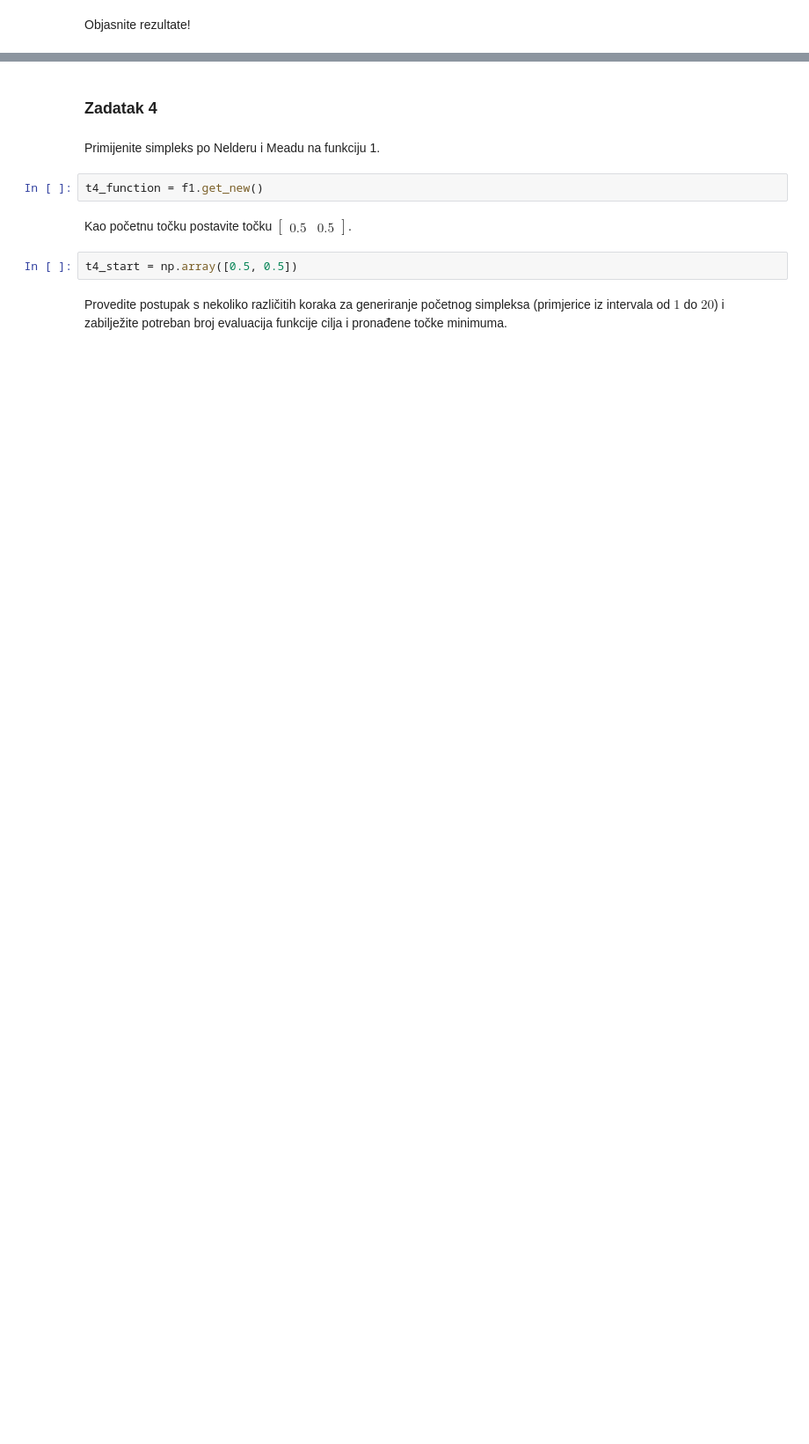
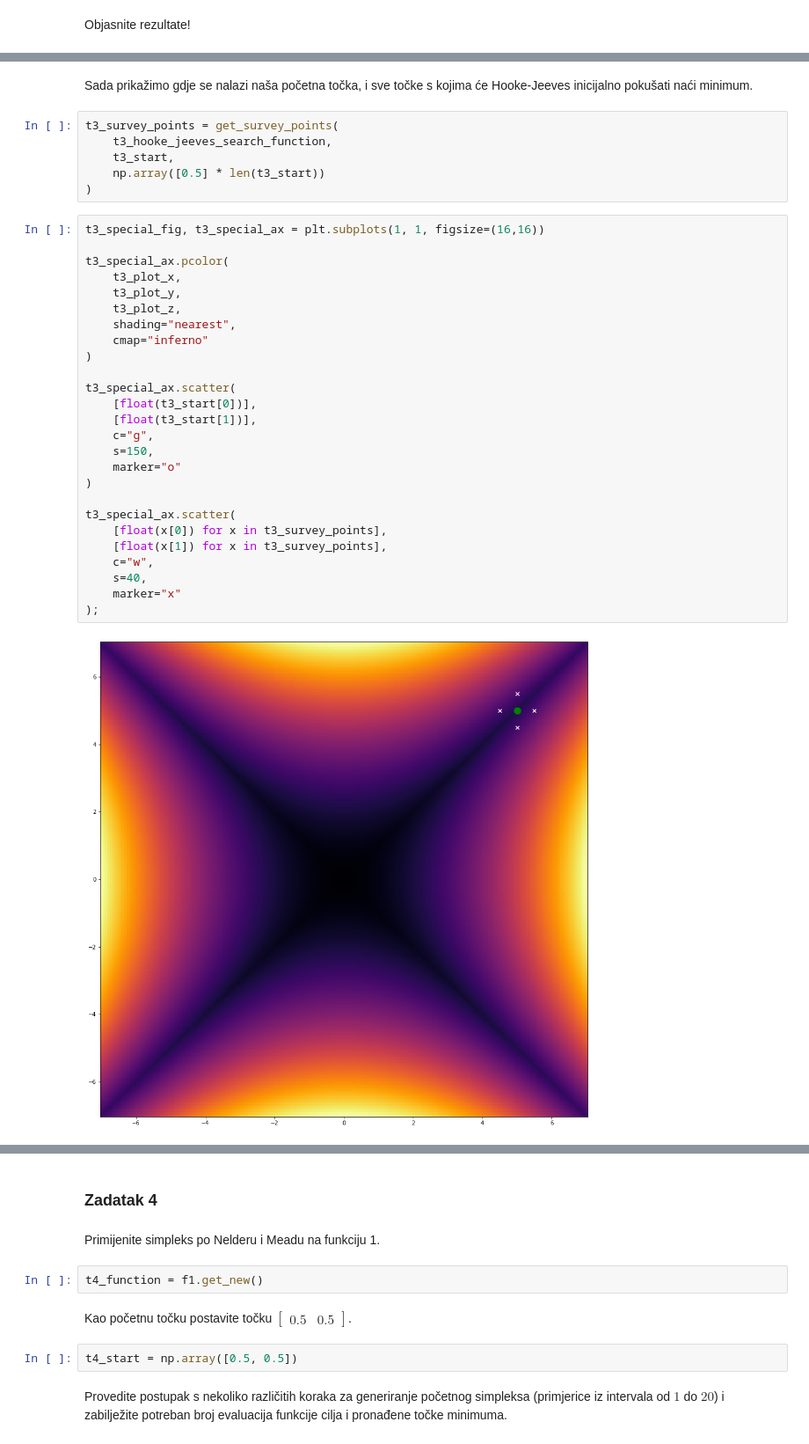
Before and after one commit to Yalfoosh/AIPR, a Jupyter notebook: dz/dz-02/demo/demo-01_hw-02.ipynb, the cells around one changed output, grey strips where cells are left out. Shown: that part at 88% size. Cells and saved outputs as stored; diff of their text form; blank space fills up the shorter version.

```diff
--- a/dz/dz-02/demo/demo-01_hw-02.ipynb
+++ b/dz/dz-02/demo/demo-01_hw-02.ipynb
@@ -286,0 +860,36 @@ Objasnite rezultate!
+# %% [markdown]
+Sada prikažimo gdje se nalazi naša početna točka, i sve točke s kojima će Hooke-Jeeves inicijalno pokušati naći minimum.
+# %%
+t3_survey_points = get_survey_points(
+    t3_hooke_jeeves_search_function,
+    t3_start,
+    np.array([0.5] * len(t3_start))
+)
+# %%
+t3_special_fig, t3_special_ax = plt.subplots(1, 1, figsize=(16,16))
+
+t3_special_ax.pcolor(
+    t3_plot_x,
+    t3_plot_y,
+    t3_plot_z,
+    shading="nearest",
+    cmap="inferno"
+)
+
+t3_special_ax.scatter(
+    [float(t3_start[0])],
+    [float(t3_start[1])],
+    c="g",
+    s=150,
+    marker="o"
+)
+
+t3_special_ax.scatter(
+    [float(x[0]) for x in t3_survey_points],
+    [float(x[1]) for x in t3_survey_points],
+    c="w",
+    s=40,
+    marker="x"
+);
+# %% [output]
+[figure, added]
```
Also changed, not shown: parts of 103 cells of this notebook, 9 other files.
